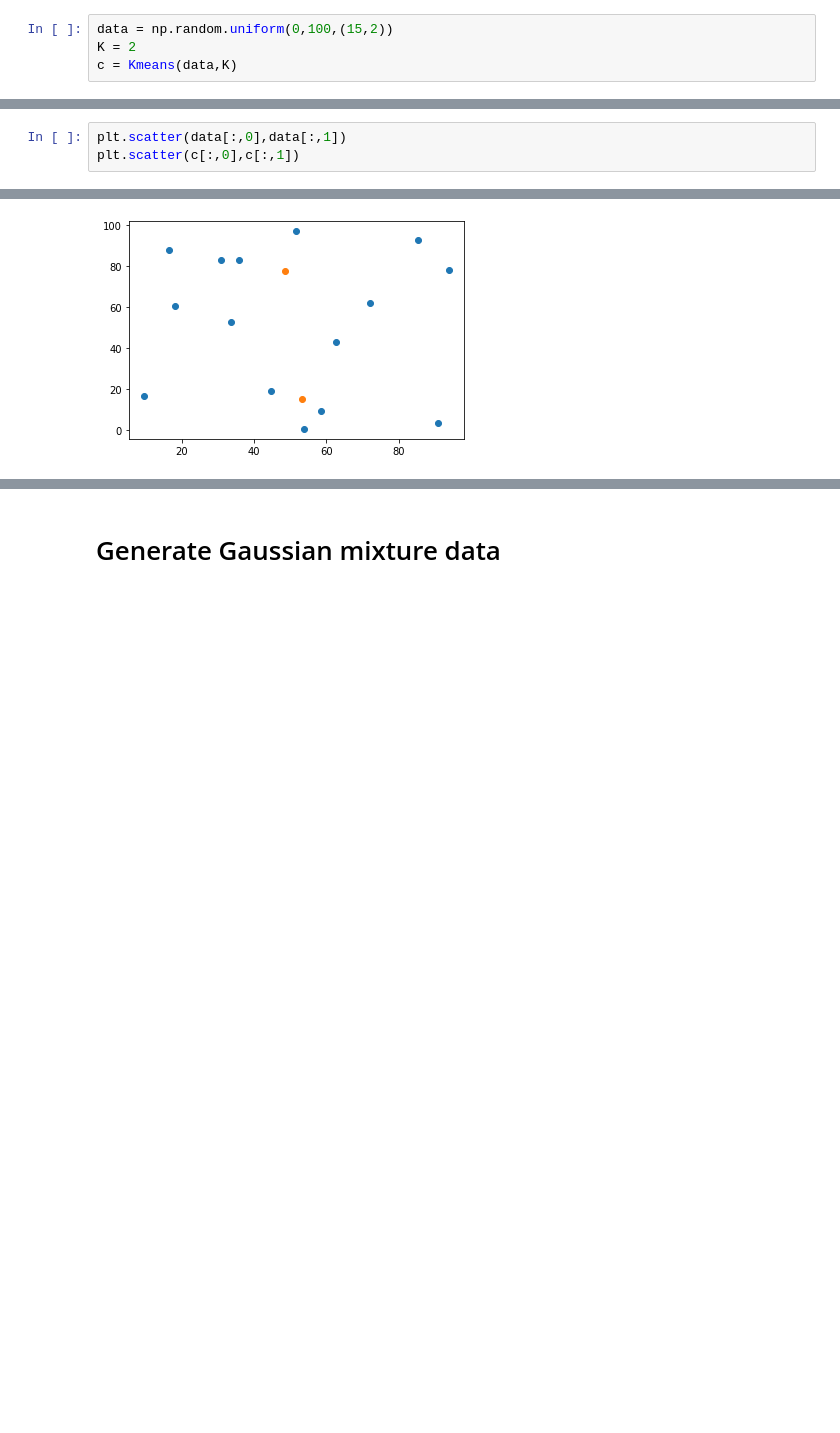
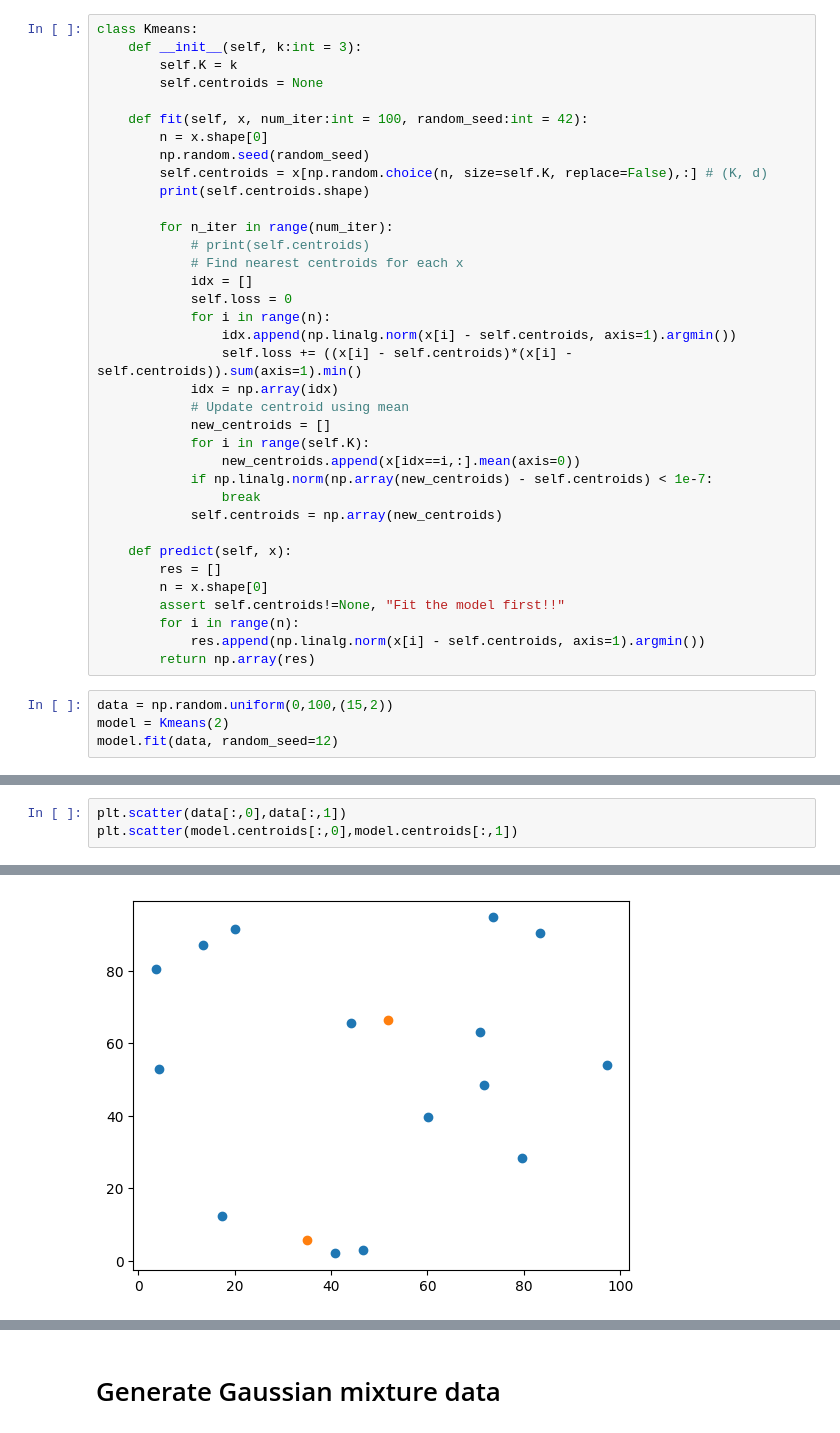
Before and after one commit to yuchenj90/playground, a Jupyter notebook: notebooks/ML/Kmeans.ipynb, the cells around one changed output, grey strips where cells are left out. Drawn from its saved outputs; the diff is of its cells as text; blank space fills up the shorter version.

```diff
--- a/notebooks/ML/Kmeans.ipynb
+++ b/notebooks/ML/Kmeans.ipynb
@@ -44,4 +5,40 @@ def Kmeans(data, K, epsilon=0.1, max_iter=1000):
+# %%
+class Kmeans:
+    def __init__(self, k:int = 3):
+        self.K = k
+        self.centroids = None
+
+    def fit(self, x, num_iter:int = 100, random_seed:int = 42):
+        n = x.shape[0]
+        np.random.seed(random_seed)
+        self.centroids = x[np.random.choice(n, size=self.K, replace=False),:] # (K, d)
+        print(self.centroids.shape)
+
+        for n_iter in range(num_iter):
+            # print(self.centroids)
+            # Find nearest centroids for each x
+            idx = []
+            self.loss = 0
+            for i in range(n):
+                idx.append(np.linalg.norm(x[i] - self.centroids, axis=1).argmin())
+                self.loss += ((x[i] - self.centroids)*(x[i] - self.centroids)).sum(axis=1).min()
+            idx = np.array(idx)
+            # Update centroid using mean
+            new_centroids = []
+            for i in range(self.K):
+                new_centroids.append(x[idx==i,:].mean(axis=0))
+            if np.linalg.norm(np.array(new_centroids) - self.centroids) < 1e-7:
+                break
+            self.centroids = np.array(new_centroids)
+
+    def predict(self, x):
+        res = []
+        n = x.shape[0]
+        assert self.centroids!=None, "Fit the model first!!"
+        for i in range(n):
+            res.append(np.linalg.norm(x[i] - self.centroids, axis=1).argmin())
+        return np.array(res)
 # %%
 data = np.random.uniform(0,100,(15,2))
-K = 2
-c = Kmeans(data,K)
+model = Kmeans(2)
+model.fit(data, random_seed=12)
@@ -53,6 +47,6 @@ array([[48.64752048, 77.54010791],
 # %%
 plt.scatter(data[:,0],data[:,1])
-plt.scatter(c[:,0],c[:,1])
+plt.scatter(model.centroids[:,0],model.centroids[:,1])
 # %% [output]
 <matplotlib.collections.PathCollection at 0x...>
-[figure, old version]
+[figure, new version]
```
Also changed, not shown: parts of 31 cells of this notebook, 35 other files.
